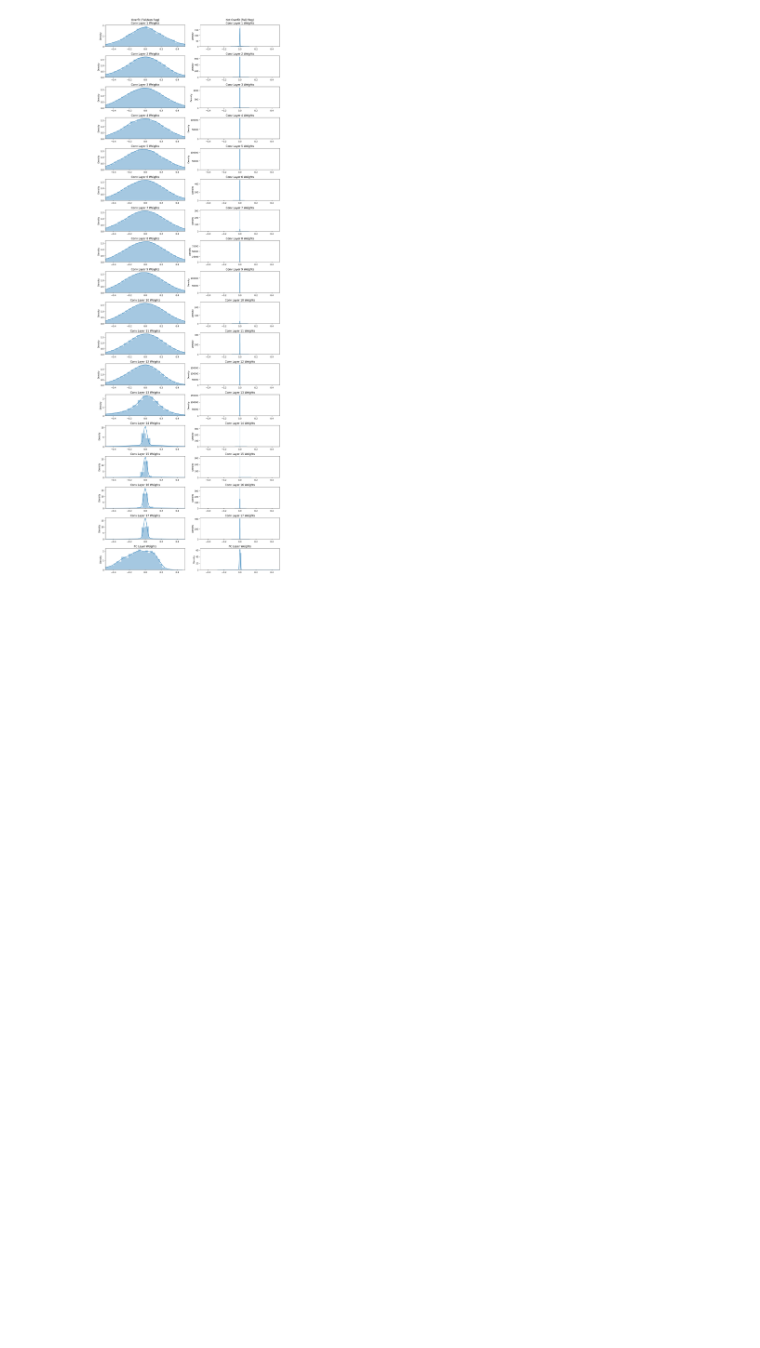
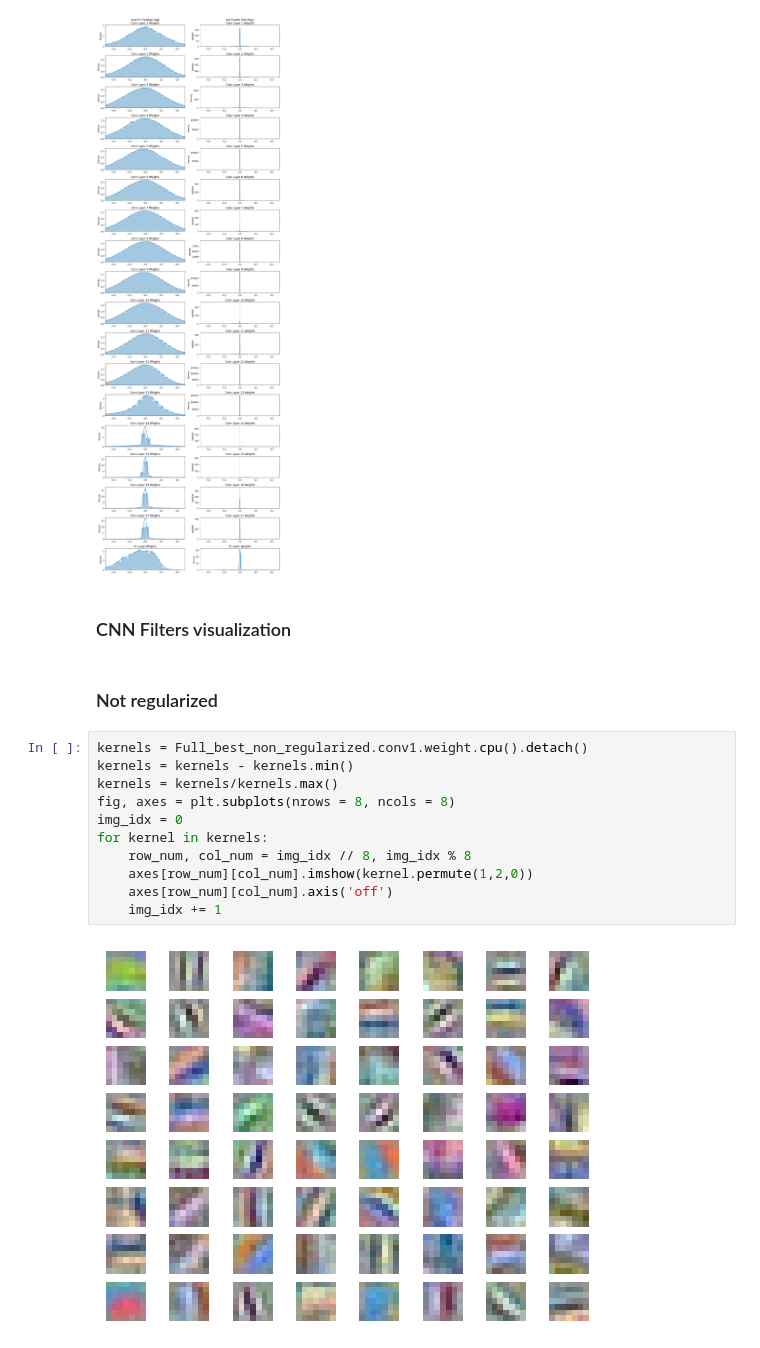
Before and after one commit to munish30monga/gnr_650, a Jupyter notebook: assignment_1.ipynb, the cells around one changed output. Saved outputs shown, nothing was run; the diff lists cells and outputs as text; blank space fills up the shorter version.

Commit message:
Added Filter Visualization

```diff
--- a/assignment_1.ipynb
+++ b/assignment_1.ipynb
@@ -415,3 +415,20 @@ plt.tight_layout()
 plt.show()
 # %% [output]
 [figure]
+# %% [markdown]
+### CNN Filters visualization
+# %% [markdown]
+### Not regularized
+# %%
+kernels = Full_best_non_regularized.conv1.weight.cpu().detach()
+kernels = kernels - kernels.min()
+kernels = kernels/kernels.max()
+fig, axes = plt.subplots(nrows = 8, ncols = 8)
+img_idx = 0
+for kernel in kernels:
+    row_num, col_num = img_idx // 8, img_idx % 8
+    axes[row_num][col_num].imshow(kernel.permute(1,2,0))
+    axes[row_num][col_num].axis('off')
+    img_idx += 1
+# %% [output]
+[figure, added]
```
Also changed, not shown: parts of 2 cells of this notebook.
